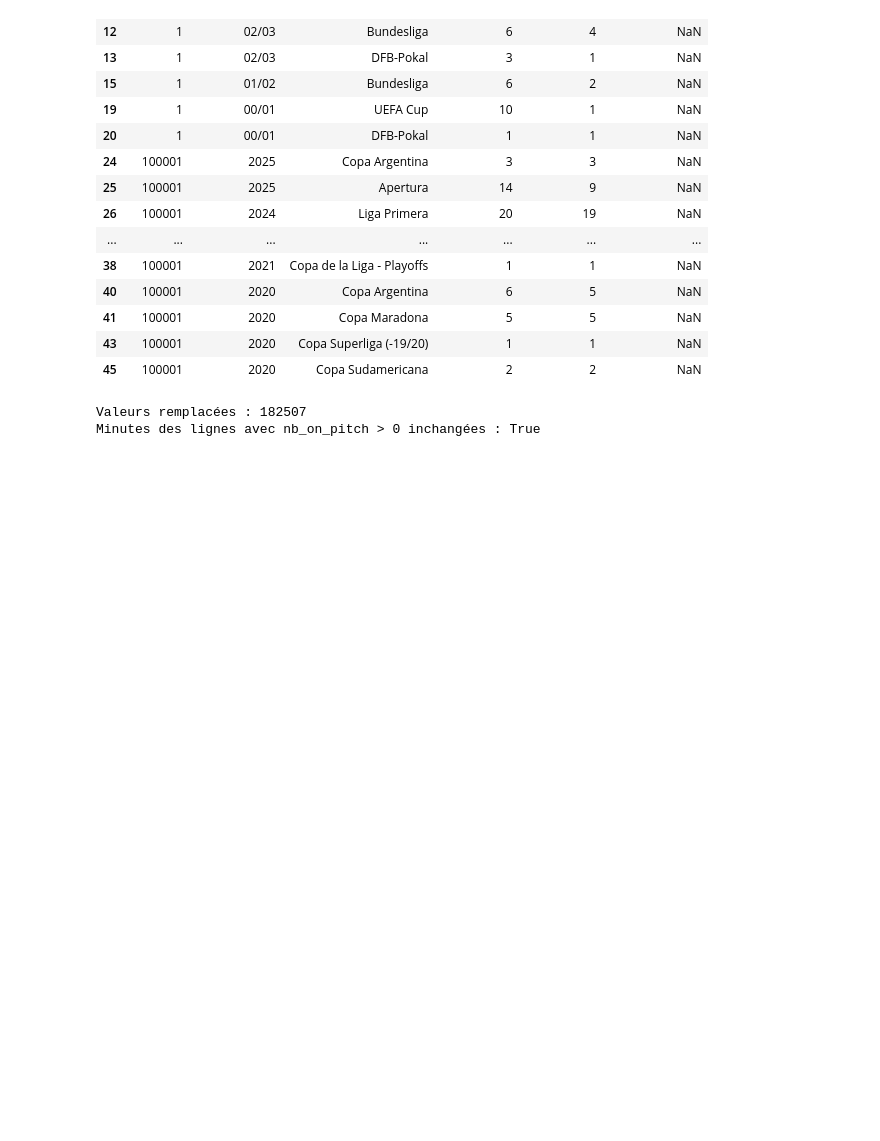
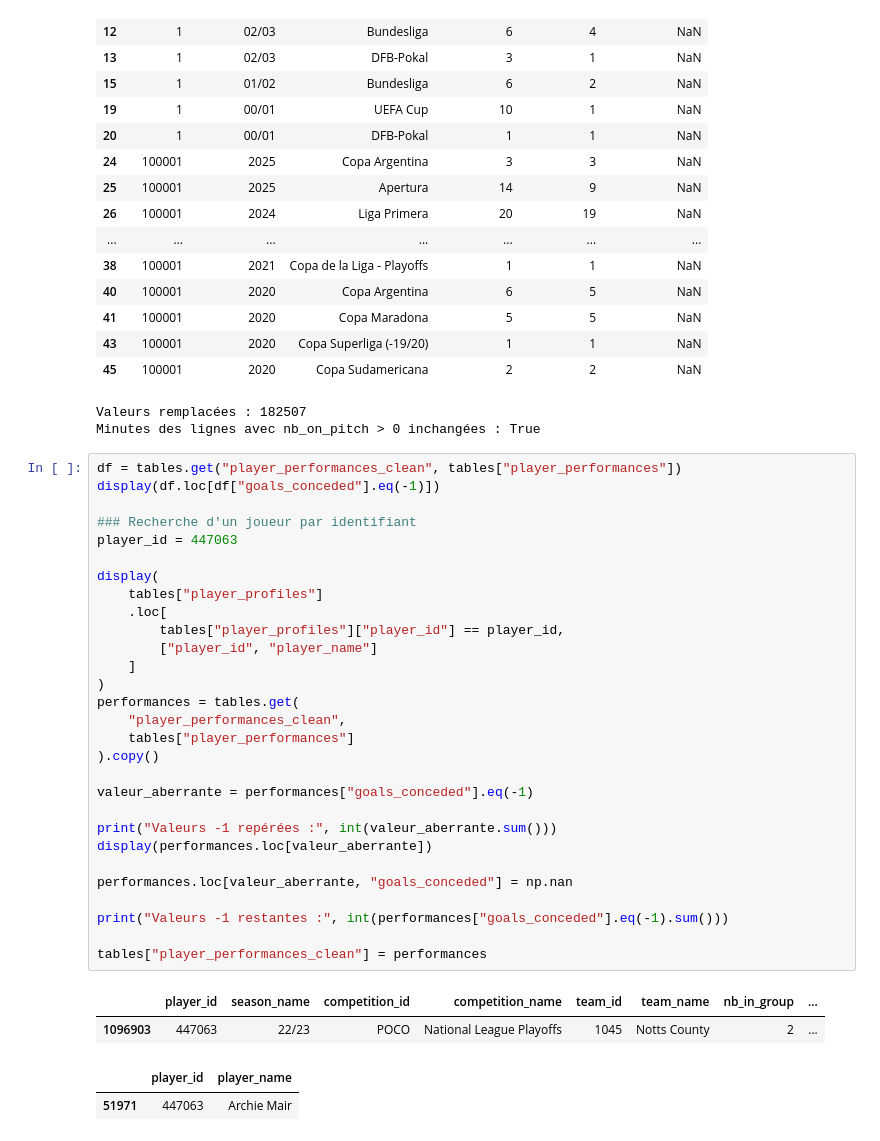
Before and after one commit to Charlesptrd/football-key-person-insurance, a Jupyter notebook: notebooks/01_database.ipynb, the cells around one changed output. Cells and saved outputs as stored; diff of their text form; blank space fills up the shorter version.

```diff
--- a/notebooks/01_database.ipynb
+++ b/notebooks/01_database.ipynb
@@ -2916,3 +2916,37 @@ nb_on_pitch manquant : 0
 | 45 | 100001 | 2020 | Copa Sudamericana | 2 | 2 | NaN |
 Valeurs remplacées : 182507
 Minutes des lignes avec nb_on_pitch > 0 inchangées : True
+# %%
+df = tables.get("player_performances_clean", tables["player_performances"])
+display(df.loc[df["goals_conceded"].eq(-1)])
+
+### Recherche d'un joueur par identifiant
+player_id = 447063
+
+display(
+    tables["player_profiles"]
+    .loc[
+        tables["player_profiles"]["player_id"] == player_id,
+        ["player_id", "player_name"]
+    ]
+)
+performances = tables.get(
+    "player_performances_clean",
+    tables["player_performances"]
+).copy()
+
+valeur_aberrante = performances["goals_conceded"].eq(-1)
+
+print("Valeurs -1 repérées :", int(valeur_aberrante.sum()))
+display(performances.loc[valeur_aberrante])
+
+performances.loc[valeur_aberrante, "goals_conceded"] = np.nan
+
+print("Valeurs -1 restantes :", int(performances["goals_conceded"].eq(-1).sum()))
+
+tables["player_performances_clean"] = performances
+# %% [output]
+|  | player_id | season_name | competition_id | competition_name | team_id | team_name | nb_in_group | ... |
+| 1096903 | 447063 | 22/23 | POCO | National League Playoffs | 1045 | Notts County | 2 | ... |
+|  | player_id | player_name |
+| 51971 | 447063 | Archie Mair |
```
